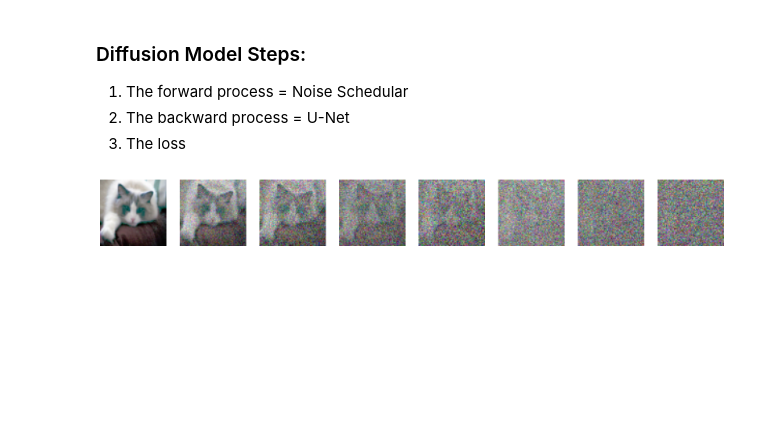
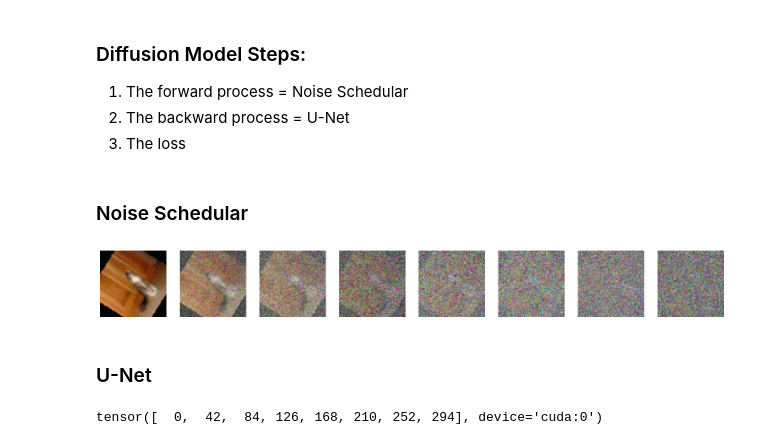
Before and after one commit to r-evaar/diffusion_experiments, a Jupyter notebook: experiments.ipynb, the cells around one changed output. Saved outputs shown, nothing was run; the diff lists cells and outputs as text; code cells hidden in the pictures; blank space fills up the shorter version.

Commit message:
refactored-noise-scheduler-code

```diff
--- a/experiments.ipynb
+++ b/experiments.ipynb
@@ -60,6 +60,8 @@ utils.visualize(loader, 9, transform=lambda x: (x+1)/2)
 1. The forward process = Noise Schedular
 2. The backward process = U-Net
 3. The loss
+# %% [markdown]
+### Noise Schedular
 # %%
 from torch.nn import functional as F
 def linear_beta_schedule(timesteps, start=1e-4, end=2e-2):
@@ -70,12 +72,25 @@ T = 300
 betas = linear_beta_schedule(timesteps=T)
 
 # Pre-calculate different terms for closed form
+# Next step at t
+#   = q( x_t │ x_(t-1) )
+#   = N(x_t, √(1-β)*x_(t-1), β_t*I)
+#   = √(1-β_t)*x_(t-1) + √(β_t)*ϵ
+#   = √(α_t)*x_(t-1) + √(1-α_t)*ϵ
+
+# Need sqrt_alpha_t & sqrt_one_minus_alpha_t
+# α_t = ∏_(s=1)^(t) (a_s)
+# sqrt_alpha_t = sqrt_alphas_cumprod = √(α_t)
+# sqrt_one_minus_alpha_t = sqrt_one_minus_alphas_cumprod = √(1-α_t) = √(1-β_t)
+
 alphas = 1. - betas
 alphas_cumprod = torch.cumprod(alphas, dim=0)
+sqrt_alphas = torch.sqrt(alphas_cumprod)
+sqrt_betas = torch.sqrt(1. - alphas_cumprod)
+
+# dunno yet why do I need this
 alphas_cumprod_prev = F.pad(alphas_cumprod[:-1], (1, 0), value=1.0)
 sqrt_recip_alphas = torch.sqrt(1.0 / alphas)
-sqrt_alphas_cumprod = torch.sqrt(alphas_cumprod)
-sqrt_one_minus_alphas_cumprod = torch.sqrt(1. - alphas_cumprod)
 posterior_variance = betas * (1. - alphas_cumprod_prev) / (1. - alphas_cumprod)
 # %%
 def get_index_from_list(
@@ -83,8 +98,8 @@ def get_index_from_list(
 ):
     """
     :param vals: torch vector
-    :param t:
-    :param x_shape: image shape
+    :param t: Diffusion timestep. Shape -> (1)
+    :param x_shape: batch shape
     :return:
         A specific index t of a passed list of values vals
         while considering the batch dimension.
@@ -94,39 +109,48 @@ def get_index_from_list(
     out = vals.gather(-1, t)
     return out.reshape(batch_size, *( (1,) * (len(x_shape)-1) )).to(t.device)
 
+def map_x(x, a0, a1):
+    x_min, x_max = x.min(), x.max()
+    return  (x - x_min) * ( (a1 - a0) / (x_max - x_min) ) + a0
+
 def forward_diffusion_sample(x_0: torch.Tensor, t: torch.Tensor):
     """
     :param x_0: Original Image. Shape -> (c, h, w)
-    :param t: Diffusion timestep. Shape -> (b, 1)
+    :param t: Diffusion timestep. Shape -> (1)
     :return: The noisy version of x_0 at t
     """
 
     noise = torch.randn_like(x_0)  # Normal distribution ~ mu=0, var=1
-    sqrt_alphas_cumprod_t = \
-        get_index_from_list(sqrt_alphas_cumprod, t, x_0.shape)
-    sqrt_one_minus_alphas_cumprod_t = \
-        get_index_from_list(sqrt_one_minus_alphas_cumprod, t, x_0.shape)
+    sqrt_alpha_t = get_index_from_list(sqrt_alphas, t, x_0.shape)
+    sqrt_beta_t = get_index_from_list(sqrt_betas, t, x_0.shape)
 
     # x_t = sqrt(a)*x_0 + sqrt(1-a)*ε
-    return sqrt_alphas_cumprod_t * x_0 \
-           + sqrt_one_minus_alphas_cumprod_t * noise,\
-        noise
+    x_t = sqrt_alpha_t*x_0 + sqrt_beta_t*noise
+
+    # Experimental
+    x_t = map_x(x_t, -1, 1)
+    return x_t, noise
 # %%
 # demo
 plt.figure(figsize=(20, 10))
 x_0 = next(iter(loader))[0][0]
 n = 7
 steps = range(0, T, int(T/n))
 for i, step in enumerate(steps):
     t = torch.tensor([step], dtype=torch.int64, device=device)
     x_t, _ = forward_diffusion_sample(x_0, t)
 
     img = (x_t.detach().cpu().permute(1,2,0)+1)/2
-    min_val, max_val = img.min(), img.max()
-    mapped_img = (img - min_val) / (max_val - min_val)
 
     plt.subplot(1, n+1, i+1)
-    plt.imshow(mapped_img)
+    plt.imshow(img)
     plt.axis('off')
 # %% [output]
-[figure, old version]
+[figure, new version]
+# %% [markdown]
+### U-Net
+# %%
+t = torch.tensor(steps, dtype=torch.int64, device=device)
+t
+# %% [output]
+tensor([  0,  42,  84, 126, 168, 210, 252, 294], device='cuda:0')
```
